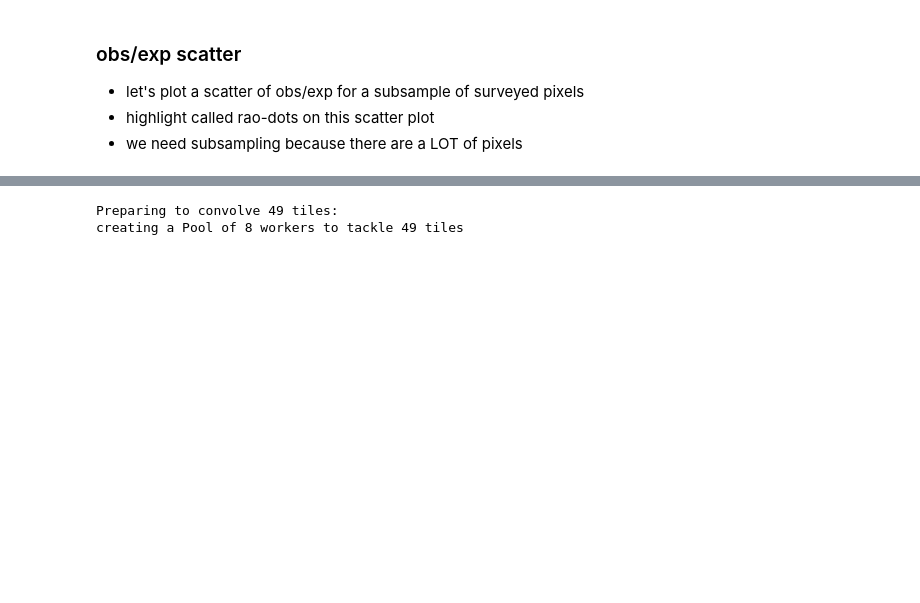
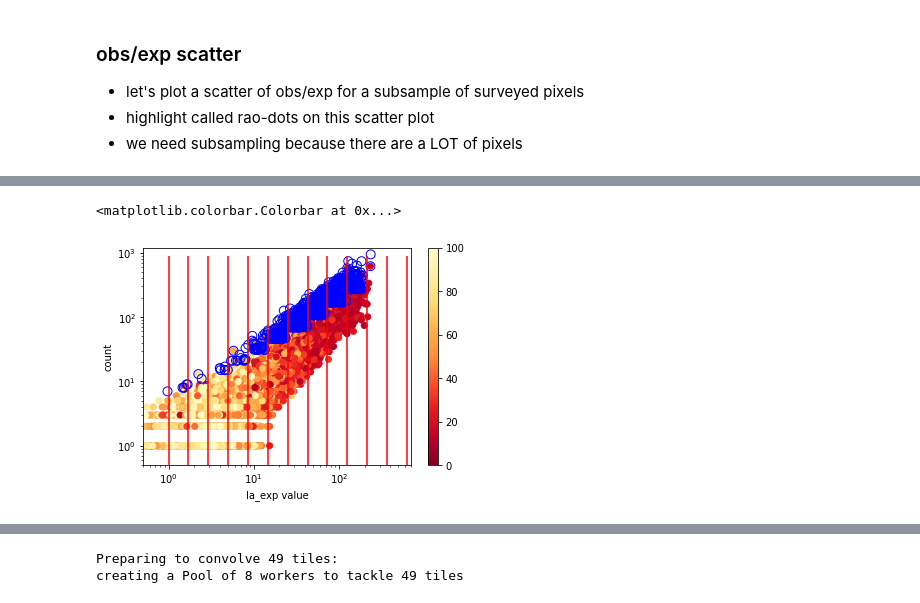
Before and after one commit to open2c/cooltools, a Jupyter notebook: doc/examples/dot-calling-internals.ipynb, the cells around one changed output, grey strips where cells are left out. Saved outputs shown, nothing was run; the diff lists cells and outputs as text; code cells hidden in the pictures; blank space fills up the shorter version.

```diff
--- a/doc/examples/dot-calling-internals.ipynb
+++ b/doc/examples/dot-calling-internals.ipynb
@@ -444,0 +516,61 @@ Text(0.5, 0, '# of interactions')
+# %%
+# here are trying to see the effect of using the chunk boundary as an expected instread of actual expected for a given pixel:
+
+# we can exaggerate the "ledges", i.e. make lambda-chunks very wide to see the side effect of replacing expected within each chunk
+
+for k in ktypes:
+    la_exp["la_exp."+k+".value.chunked"] = ledges[np.digitize(la_exp["la_exp."+k+".value"],ledges)]
+
+# recalculate the p-values to take 4th item into account:
+for k in ktypes:
+    la_exp["la_exp."+k+".pval"] = 1.0 - \
+            poisson.cdf(la_exp["count"],
+                        la_exp["la_exp."+k+".value.chunked"])
+
+
+# arbitrary p-value threshold
+p_th = 0.0001
+
+# let's test p-value for all of the 4 filters - feel free to play with individual filters/kernels as well:
+signif_pvals = np.ones_like(la_exp["la_exp.donut.pval"].values,dtype=np.bool)
+for k in ktypes:
+    signif_pvals = signif_pvals & (la_exp["la_exp."+k+".pval"]<=p_th)
+
+
+# plotting - consider making it shorter:
+sct = plt.scatter(sub_la_exp[xlabel],
+                  sub_la_exp[ylabel],
+                  # color dots on the scatter by their genomic separation
+                  c=sub_la_exp['bin2_id']-sub_la_exp['bin1_id'],
+                  vmin=0,
+                  vmax = 100,
+                  cmap="YlOrRd_r")
+
+# let's select pixels with "small" p-values:
+kinda_signif_pixels = la_exp[signif_pvals]
+
+plt.scatter(kinda_signif_pixels[xlabel],
+            kinda_signif_pixels[ylabel],
+            s=80,
+            facecolors='none',
+            edgecolors='b')
+
+# we can add a visual of the lambda-chunking grid on top of obs/exp scatter ...
+plt.vlines(ledges[1:-15],ymin=0.5,ymax=900,color='red')
+
+ax = plt.gca()
+fig = plt.gcf()
+
+ax.set_xscale('log')
+ax.set_yscale('log')
+
+ax.set_xlim(0.5,700)
+ax.set_ylim(0.5,1200)
+
+ax.set_ylabel("count")
+ax.set_xlabel("la_exp value")
+
+fig.colorbar(sct)
+# %% [output]
+<matplotlib.colorbar.Colorbar at 0x...>
+[figure, added]
```
Also changed, not shown: parts of 22 cells of this notebook.
